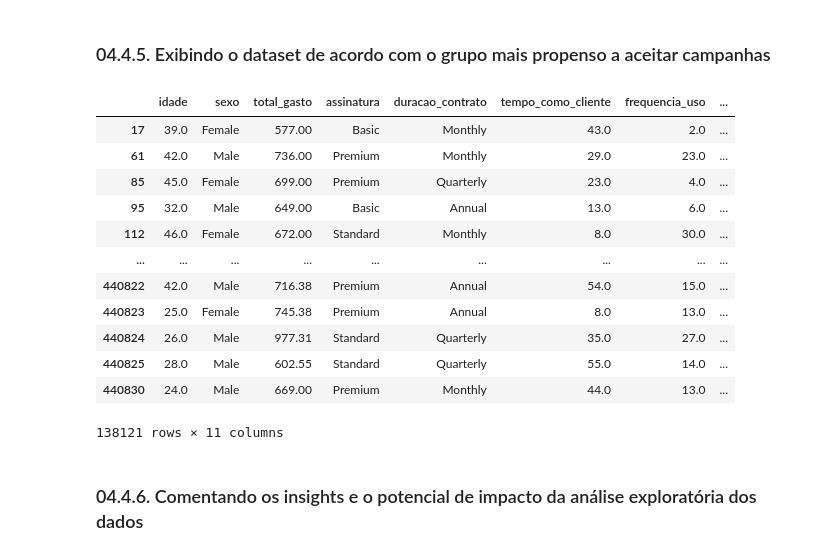
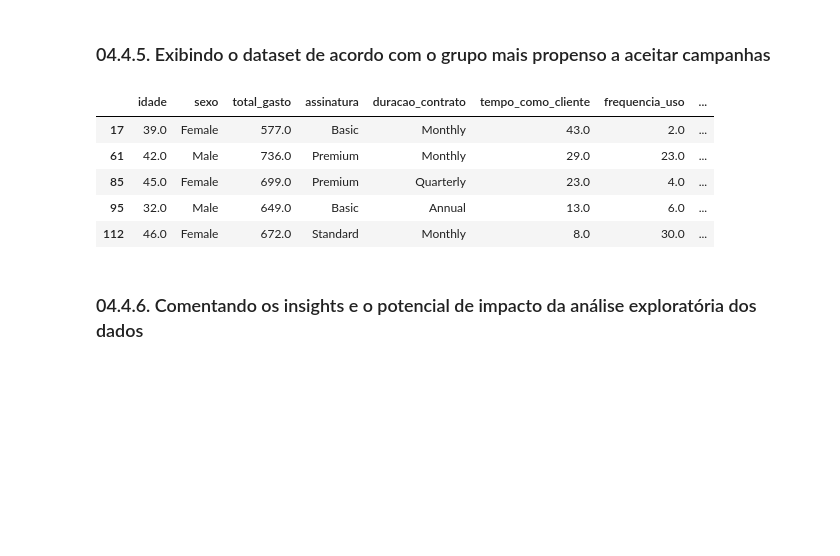
Before and after one commit to matheusresende7/ds_projeto_final_1_eda_telecom, a Jupyter notebook: notebooks/04_pd_exploratory_data_analysis.ipynb, the cells around one changed output. Cells and saved outputs as stored; diff of their text form; code cells hidden in the pictures; blank space fills up the shorter version.

```diff
--- a/notebooks/04_pd_exploratory_data_analysis.ipynb
+++ b/notebooks/04_pd_exploratory_data_analysis.ipynb
@@ -26,5 +26,5 @@ import params.consts as consts
 # %%
-pd.set_option('display.max_columns', None)
+pd.set_option('display.max_columns', None); pd.set_option('display.max_rows', None)
 # %% [markdown]
 ### 04.2.2. Armazenando o dataset em uma variável
 # %%
@@ -353,21 +353,14 @@ plt.show()
 # %% [markdown]
 ### 04.4.5. Exibindo o dataset de acordo com o grupo mais propenso a aceitar campanhas
 # %%
-df
+df.head(5)
 # %% [output]
 |  | idade | sexo | total_gasto | assinatura | duracao_contrato | tempo_como_cliente | frequencia_uso | ... |
-| 17 | 39.0 | Female | 577.00 | Basic | Monthly | 43.0 | 2.0 | ... |
-| 61 | 42.0 | Male | 736.00 | Premium | Monthly | 29.0 | 23.0 | ... |
-| 85 | 45.0 | Female | 699.00 | Premium | Quarterly | 23.0 | 4.0 | ... |
-| 95 | 32.0 | Male | 649.00 | Basic | Annual | 13.0 | 6.0 | ... |
-| 112 | 46.0 | Female | 672.00 | Standard | Monthly | 8.0 | 30.0 | ... |
-| ... | ... | ... | ... | ... | ... | ... | ... | ... |
-| 440822 | 42.0 | Male | 716.38 | Premium | Annual | 54.0 | 15.0 | ... |
-| 440823 | 25.0 | Female | 745.38 | Premium | Annual | 8.0 | 13.0 | ... |
-| 440824 | 26.0 | Male | 977.31 | Standard | Quarterly | 35.0 | 27.0 | ... |
-| 440825 | 28.0 | Male | 602.55 | Standard | Quarterly | 55.0 | 14.0 | ... |
-| 440830 | 24.0 | Male | 669.00 | Premium | Monthly | 44.0 | 13.0 | ... |
+| 17 | 39.0 | Female | 577.0 | Basic | Monthly | 43.0 | 2.0 | ... |
+| 61 | 42.0 | Male | 736.0 | Premium | Monthly | 29.0 | 23.0 | ... |
+| 85 | 45.0 | Female | 699.0 | Premium | Quarterly | 23.0 | 4.0 | ... |
+| 95 | 32.0 | Male | 649.0 | Basic | Annual | 13.0 | 6.0 | ... |
+| 112 | 46.0 | Female | 672.0 | Standard | Monthly | 8.0 | 30.0 | ... |
-138121 rows × 11 columns
 # %% [markdown]
 ### 04.4.6. Comentando os insights e o potencial de impacto da análise exploratória dos dados
 # %% [markdown]
```
Also changed, not shown: parts of 1 cell of this notebook, 10 other files.
